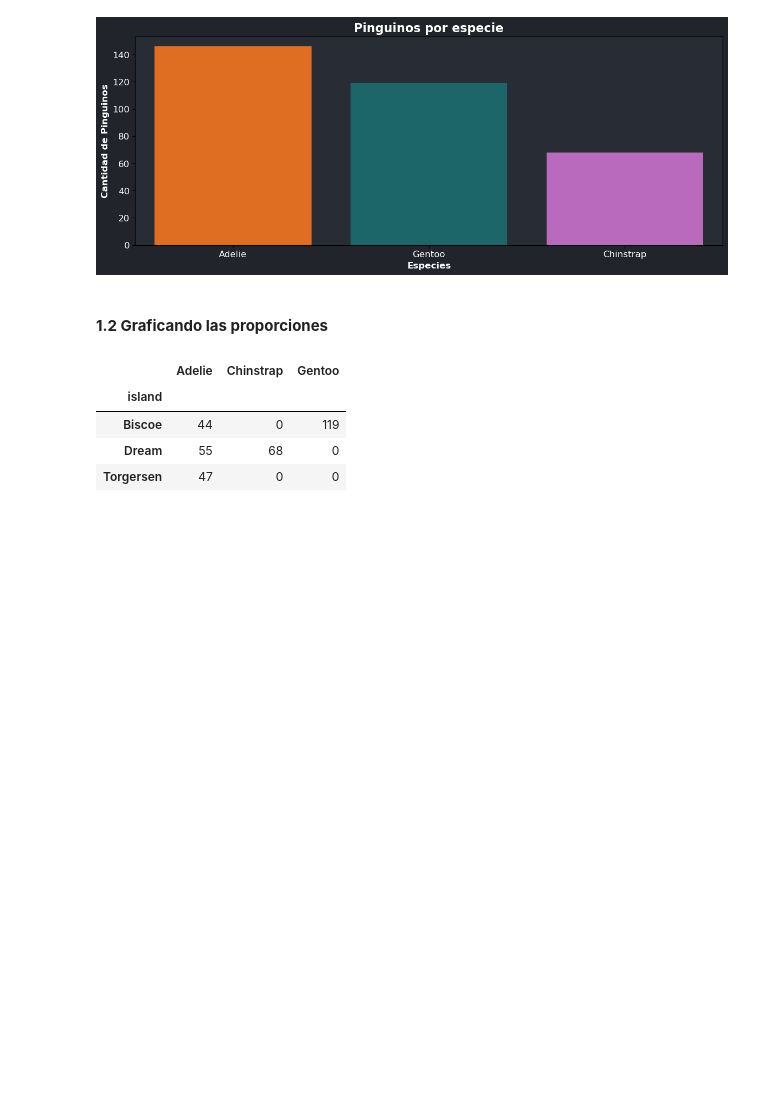
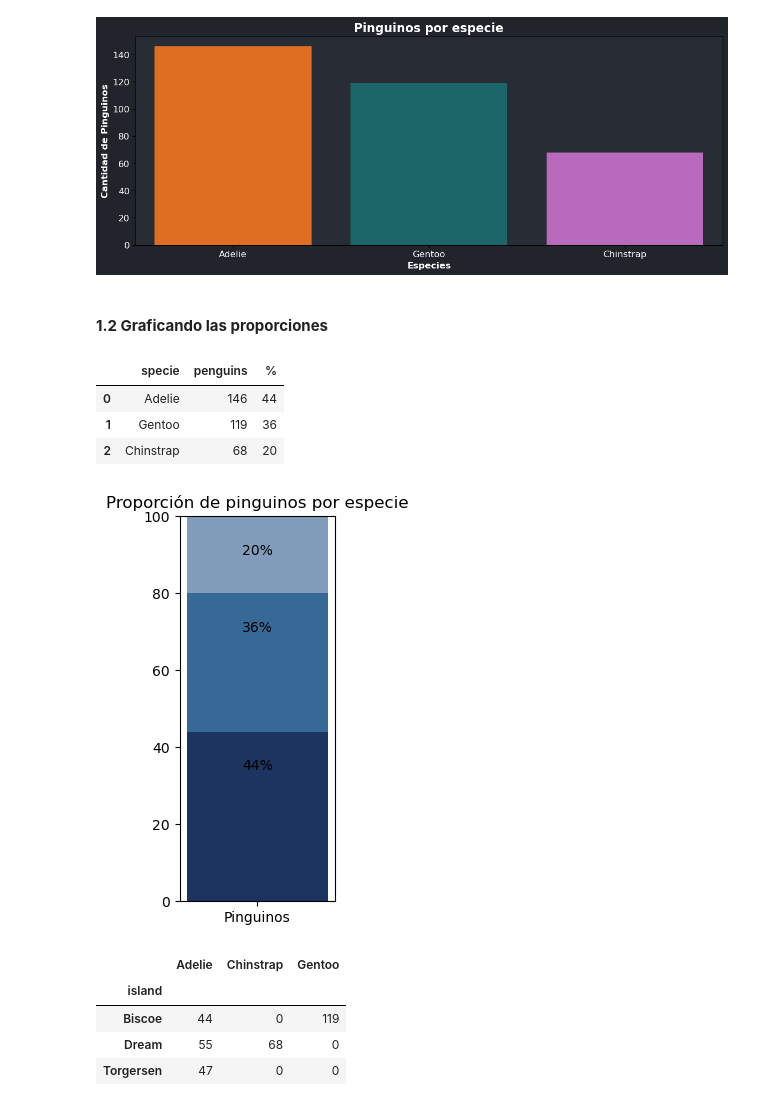
Before and after one commit to JuanFeA98/Fullstack_Data_Scientist, a Jupyter notebook: EDA/01.Analisis_Exploratorio_Datos.ipynb, the cells around one changed output. Drawn from its saved outputs; the diff is of its cells as text; code cells hidden in the pictures; blank space fills up the shorter version.

```diff
--- a/EDA/01.Analisis_Exploratorio_Datos.ipynb
+++ b/EDA/01.Analisis_Exploratorio_Datos.ipynb
@@ -177,6 +177,46 @@ plt.show()
 [figure]
 # %% [markdown]
 #### **1.2 Graficando las proporciones**
+# %%
+penguins_species = pd.DataFrame(penguins_data['species'].value_counts()).reset_index()
+penguins_species.columns = ['specie', 'penguins']
+# %%
+penguins_species['%'] = penguins_species['penguins'].apply(lambda x: round(x/penguins_species['penguins'].sum()*100))
+penguins_species
+# %% [output]
+|  | specie | penguins | % |
+| 0 | Adelie | 146 | 44 |
+| 1 | Gentoo | 119 | 36 |
+| 2 | Chinstrap | 68 | 20 |
+# %%
+fig, ax = plt.subplots(figsize = (2, 5))
+y_offset = -10
+barWidth=0.5
+
+plt.title('Proporción de pinguinos por especie')
+
+plt.bar([1], penguins_species['%'][0], color='#1d3461', width=barWidth, label='Adelie')
+plt.bar([1], penguins_species['%'][1], bottom=penguins_species['%'][0], color='#376996', width=barWidth, label='Chinstrap')
+plt.bar([1], penguins_species['%'][2], bottom=(penguins_species['%'][0] + penguins_species['%'][1]), color='#829cbc', width=barWidth, label='Gentoo')
+
+plt.xticks([1], ['Pinguinos'])
+
+plt.ylim(0,100)
+
+for bar in ax.patches:
+    if bar.get_height() != 0:
+        ax.text(
+          bar.get_x() + bar.get_width() / 2,
+          bar.get_height() + bar.get_y() + y_offset,
+          f'{round(bar.get_height())}%',
+          ha='center',
+          color='black',
+          size=10
+      )
+
+plt.show()
+# %% [output]
+[figure, added]
 # %%
 penguins_x_island = pd.crosstab(index=penguins_data['island'], columns=penguins_data['species']).reset_index()
 penguins_x_island.columns = ['island', 'Adelie', 'Chinstrap', 'Gentoo']
```
Also changed, not shown: parts of 1 cell of this notebook, 1 other file.
